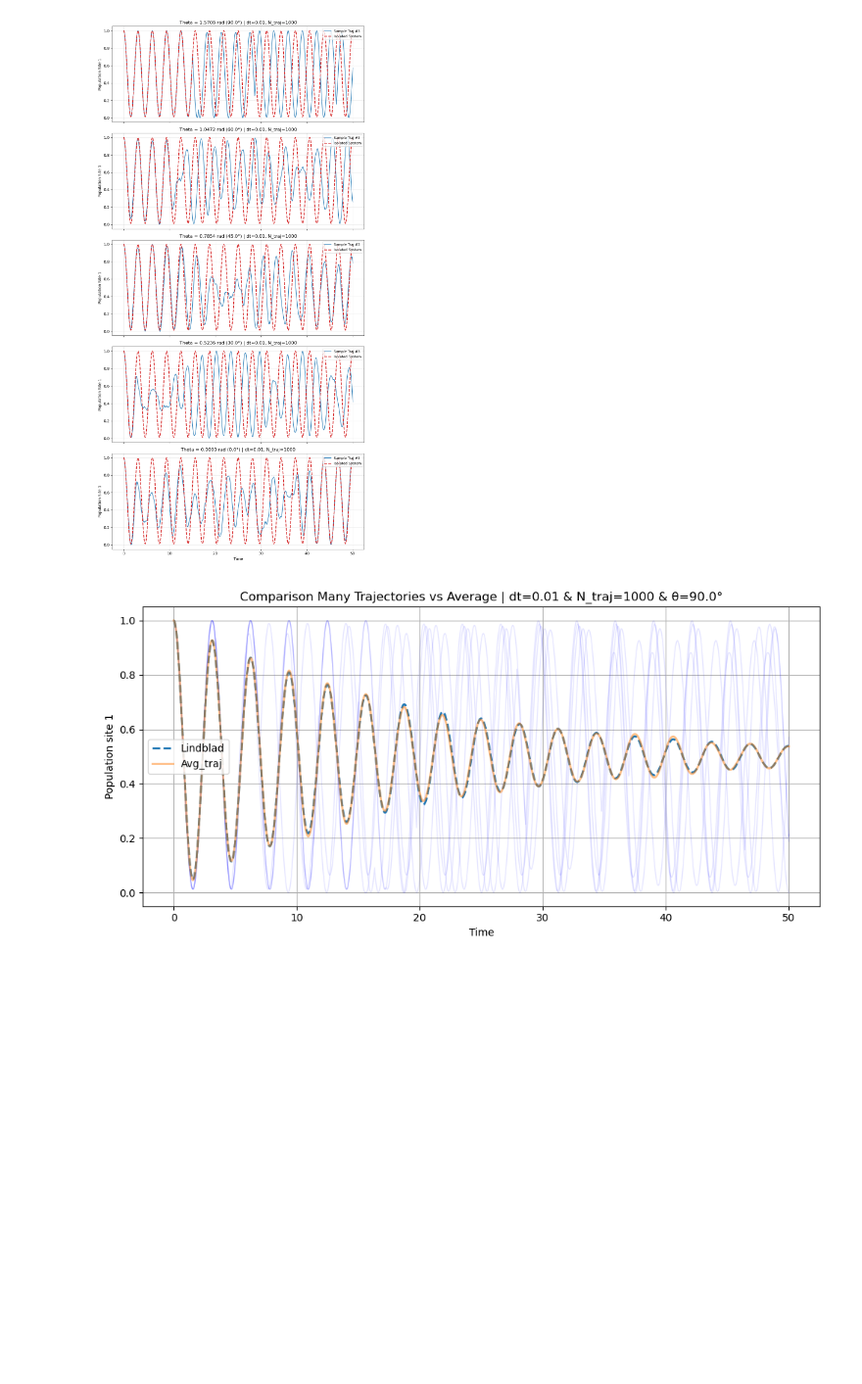
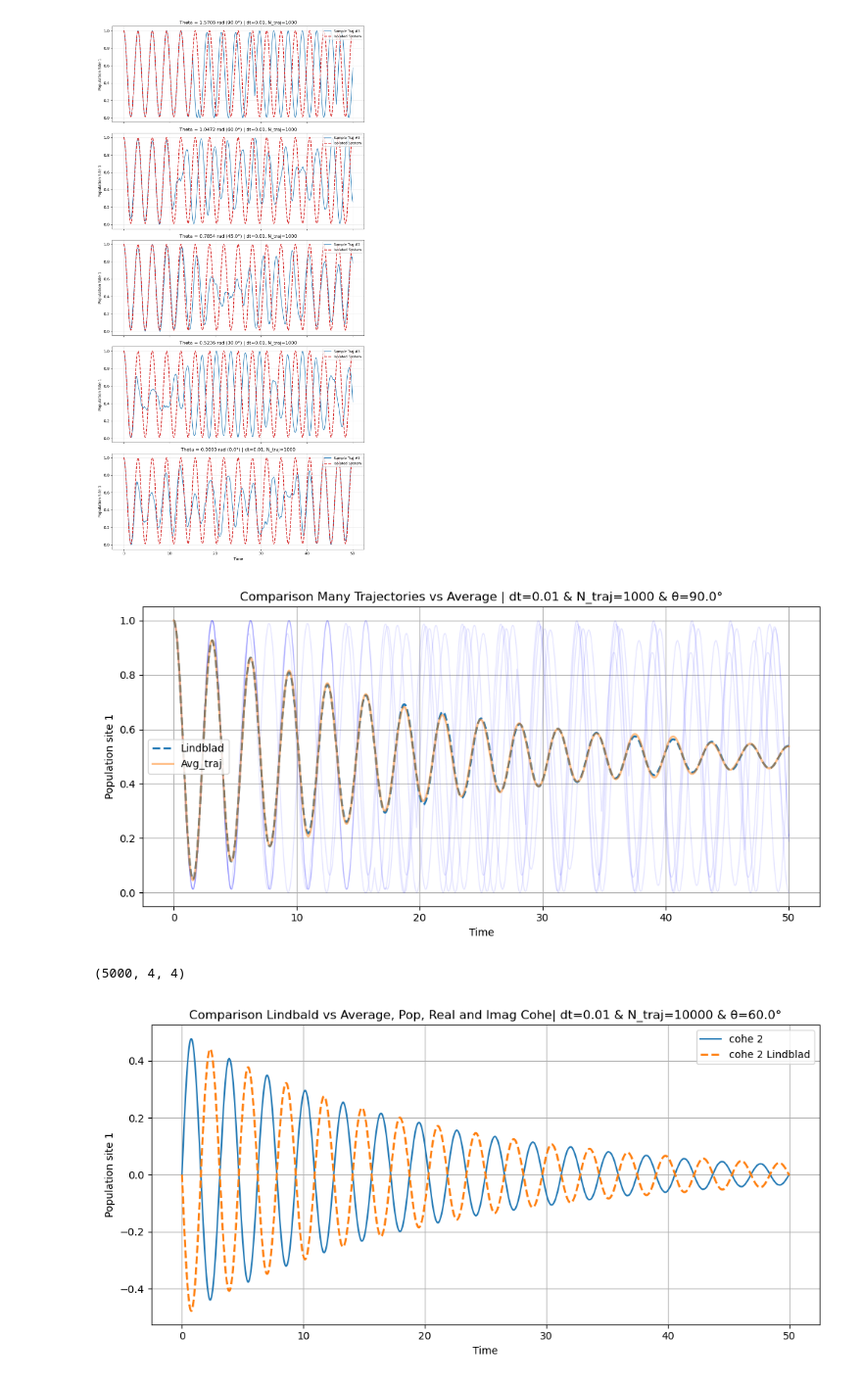
Before and after one commit to francescociavarella/Collisional-Methods, a Jupyter notebook: Codes/Intermediate/Plot.ipynb, the cells around one changed output. Shown at 98% size. Drawn from its saved outputs; the diff is of its cells as text; code cells hidden in the pictures; blank space fills up the shorter version.

```diff
--- a/Codes/Intermediate/Plot.ipynb
+++ b/Codes/Intermediate/Plot.ipynb
@@ -11,7 +11,7 @@ import os
 # -----------------------------
 
 input_path = "../../Results/Data/"
-input_file = os.path.join(input_path, f"results_intermediate.pkl") # change : input file
+input_file = os.path.join(input_path, f"results_intermediate_many_trajectories.pkl") # change : input file
 
 # ------------
 # Load Results
@@ -196,3 +196,51 @@ plt.tight_layout()
 plt.show()
 # %% [output]
 [figure]
+# %%
+a = results[theta_value][dt][N_traj]['lindblad']['rho_list']
+a.shape
+# %% [output]
+(5000, 4, 4)
+# %%
+dt = 0.01
+N_traj = 10000
+theta_value = np.radians(60)
+# %%
+fig07, ax = plt.subplots(figsize=(10, 5))
+# -----------
+# Populations
+# -----------
+# ax.plot(results[theta_value][dt][N_traj]['parameters']['times'], results[theta_value][dt][N_traj]['trajectory_wf']['average_pop'][0, :], label=r'pop 1')
+# ax.plot(results[theta_value][dt][N_traj]['parameters']['times'], results[theta_value][dt][N_traj]['trajectory_wf']['average_pop'][1, :], label=r'pop 2')
+
+# ax.plot(results[theta_value][dt][N_traj]['parameters']['times'], np.real(results[theta_value][dt][N_traj]['lindblad']['rho_list'][:,1,1]), label=r'pop 1 Lindblad', linewidth=2, linestyle='--')
+# ax.plot(results[theta_value][dt][N_traj]['parameters']['times'], np.real(results[theta_value][dt][N_traj]['lindblad']['rho_list'][:,2,2]), label=r'pop 2 Lindblad', linewidth=2, linestyle='--')
+
+# ---------------
+# Real Coherences
+# ---------------
+# ax.plot(results[theta_value][dt][N_traj]['parameters']['times'], np.real(results[theta_value][dt][N_traj]['trajectory_wf']['average_coh'][0, :]), label=r'cohe 1')
+# ax.plot(results[theta_value][dt][N_traj]['parameters']['times'], np.real(results[theta_value][dt][N_traj]['trajectory_wf']['average_coh'][1, :]), label=r'cohe 2')
+
+# ax.plot(results[theta_value][dt][N_traj]['parameters']['times'], np.real(results[theta_value][dt][N_traj]['lindblad']['rho_list'][:,1,2]), label=r'cohe 1 Lindblad', linewidth=2, linestyle='--')
+# ax.plot(results[theta_value][dt][N_traj]['parameters']['times'], np.real(results[theta_value][dt][N_traj]['lindblad']['rho_list'][:,2,1]), label=r'cohe 2 Lindblad', linewidth=2, linestyle='--')
+
+# --------------------
+# Imaginary Coherences
+# --------------------
+#ax.plot(results[theta_value][dt][N_traj]['parameters']['times'], np.imag(results[theta_value][dt][N_traj]['trajectory_wf']['average_coh'][0, :]), label=r'cohe 1')
+ax.plot(results[theta_value][dt][N_traj]['parameters']['times'], np.imag(results[theta_value][dt][N_traj]['trajectory_wf']['average_coh'][1, :]), label=r'cohe 2')
+
+#ax.plot(results[theta_value][dt][N_traj]['parameters']['times'], np.imag(results[theta_value][dt][N_traj]['lindblad']['rho_list'][:,1,2]), label=r'cohe 1 Lindblad', linewidth=2, linestyle='--')
+ax.plot(results[theta_value][dt][N_traj]['parameters']['times'], np.imag(results[theta_value][dt][N_traj]['lindblad']['rho_list'][:,2,1]), label=r'cohe 2 Lindblad', linewidth=2, linestyle='--')
+
+ax.set_title(f'Comparison Lindbald vs Average, Pop, Real and Imag Cohe| dt={dt} & N_traj={N_traj} & θ={np.degrees(theta_value):.1f}°')
+ax.set_xlabel('Time')
+ax.set_ylabel('Population site 1')
+ax.legend(fontsize=10)
+ax.grid(True)
+plt.tight_layout()
+
+plt.show()
+# %% [output]
+[figure, added]
```
Also changed, not shown: parts of 7 cells of this notebook, 4 other files.
